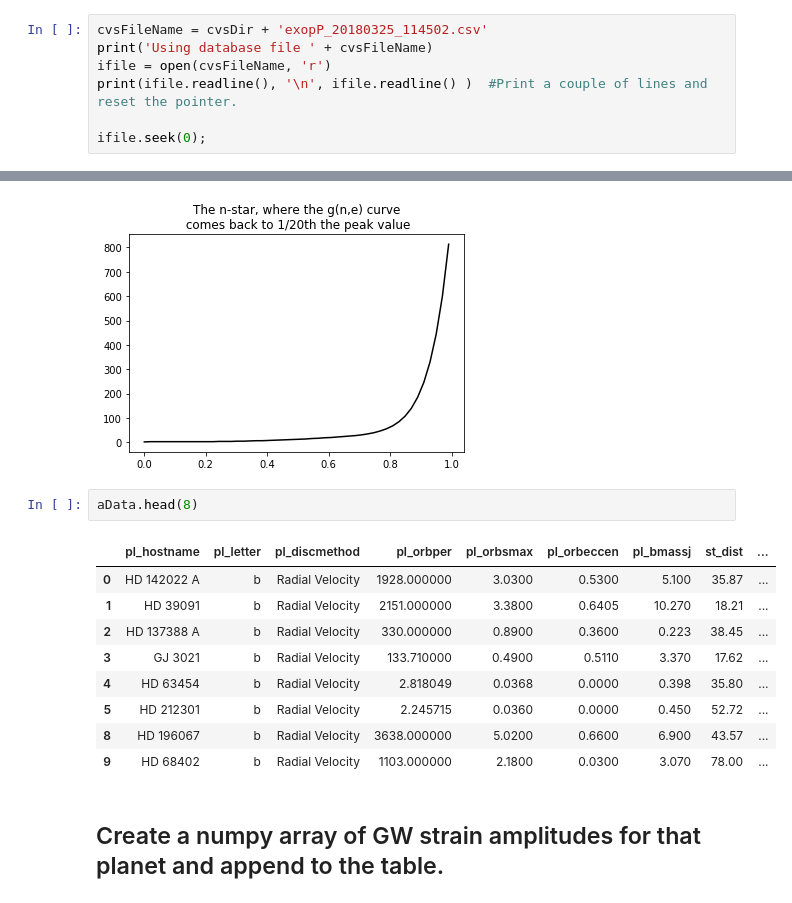
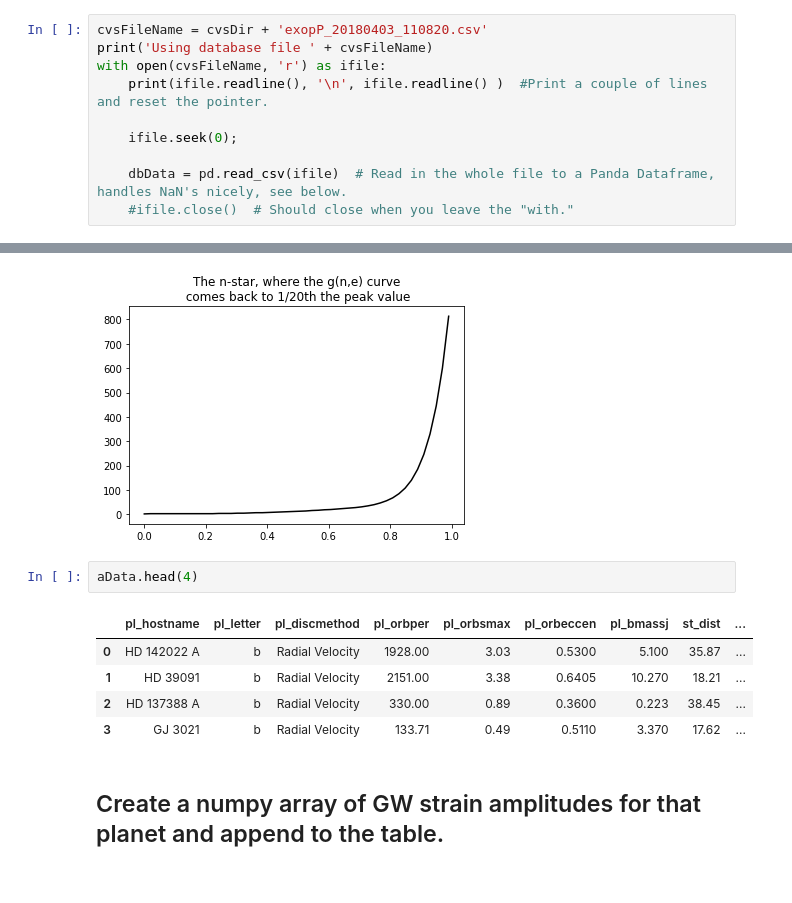
Before and after one commit to gabella/exoplanetsMath, a Jupyter notebook: python/GWStrainPlotsSNR.ipynb, the cells around one changed output, grey strips where cells are left out. Cells and saved outputs as stored; diff of their text form.

```diff
--- a/python/GWStrainPlotsSNR.ipynb
+++ b/python/GWStrainPlotsSNR.ipynb
@@ -29,8 +35,11 @@ pixDir = thisDir + '/../pix/'
 # %%
-cvsFileName = cvsDir + 'exopP_20180325_114502.csv'
+cvsFileName = cvsDir + 'exopP_20180403_110820.csv'
 print('Using database file ' + cvsFileName)
-ifile = open(cvsFileName, 'r')
-print(ifile.readline(), '\n', ifile.readline() )  #Print a couple of lines and reset the pointer.
+with open(cvsFileName, 'r') as ifile:
+    print(ifile.readline(), '\n', ifile.readline() )  #Print a couple of lines and reset the pointer.
 
-ifile.seek(0);
+    ifile.seek(0);
+
+    dbData = pd.read_csv(ifile)  # Read in the whole file to a Panda Dataframe, handles NaN's nicely, see below.
+    #ifile.close()  # Should close when you leave the "with."
 # %% [output]
@@ -165,17 +139,13 @@ plt.title('The n-star, where the g(n,e) curve\n comes back to 1/20th the peak va
 Text(0.5,1,'The n-star, where the g(n,e) curve\n comes back to 1/20th the peak value')
 [figure]
 # %%
-aData.head(8)
+aData.head(4)
 # %% [output]
 |  | pl_hostname | pl_letter | pl_discmethod | pl_orbper | pl_orbsmax | pl_orbeccen | pl_bmassj | st_dist | ... |
-| 0 | HD 142022 A | b | Radial Velocity | 1928.000000 | 3.0300 | 0.5300 | 5.100 | 35.87 | ... |
-| 1 | HD 39091 | b | Radial Velocity | 2151.000000 | 3.3800 | 0.6405 | 10.270 | 18.21 | ... |
-| 2 | HD 137388 A | b | Radial Velocity | 330.000000 | 0.8900 | 0.3600 | 0.223 | 38.45 | ... |
-| 3 | GJ 3021 | b | Radial Velocity | 133.710000 | 0.4900 | 0.5110 | 3.370 | 17.62 | ... |
-| 4 | HD 63454 | b | Radial Velocity | 2.818049 | 0.0368 | 0.0000 | 0.398 | 35.80 | ... |
-| 5 | HD 212301 | b | Radial Velocity | 2.245715 | 0.0360 | 0.0000 | 0.450 | 52.72 | ... |
-| 8 | HD 196067 | b | Radial Velocity | 3638.000000 | 5.0200 | 0.6600 | 6.900 | 43.57 | ... |
-| 9 | HD 68402 | b | Radial Velocity | 1103.000000 | 2.1800 | 0.0300 | 3.070 | 78.00 | ... |
+| 0 | HD 142022 A | b | Radial Velocity | 1928.00 | 3.03 | 0.5300 | 5.100 | 35.87 | ... |
+| 1 | HD 39091 | b | Radial Velocity | 2151.00 | 3.38 | 0.6405 | 10.270 | 18.21 | ... |
+| 2 | HD 137388 A | b | Radial Velocity | 330.00 | 0.89 | 0.3600 | 0.223 | 38.45 | ... |
+| 3 | GJ 3021 | b | Radial Velocity | 133.71 | 0.49 | 0.5110 | 3.370 | 17.62 | ... |
 # %% [markdown]
 ## Create a numpy array of GW strain amplitudes for that planet and append to the table.
 # %%
```
Also changed, not shown: parts of 40 cells of this notebook, 1 other file.
